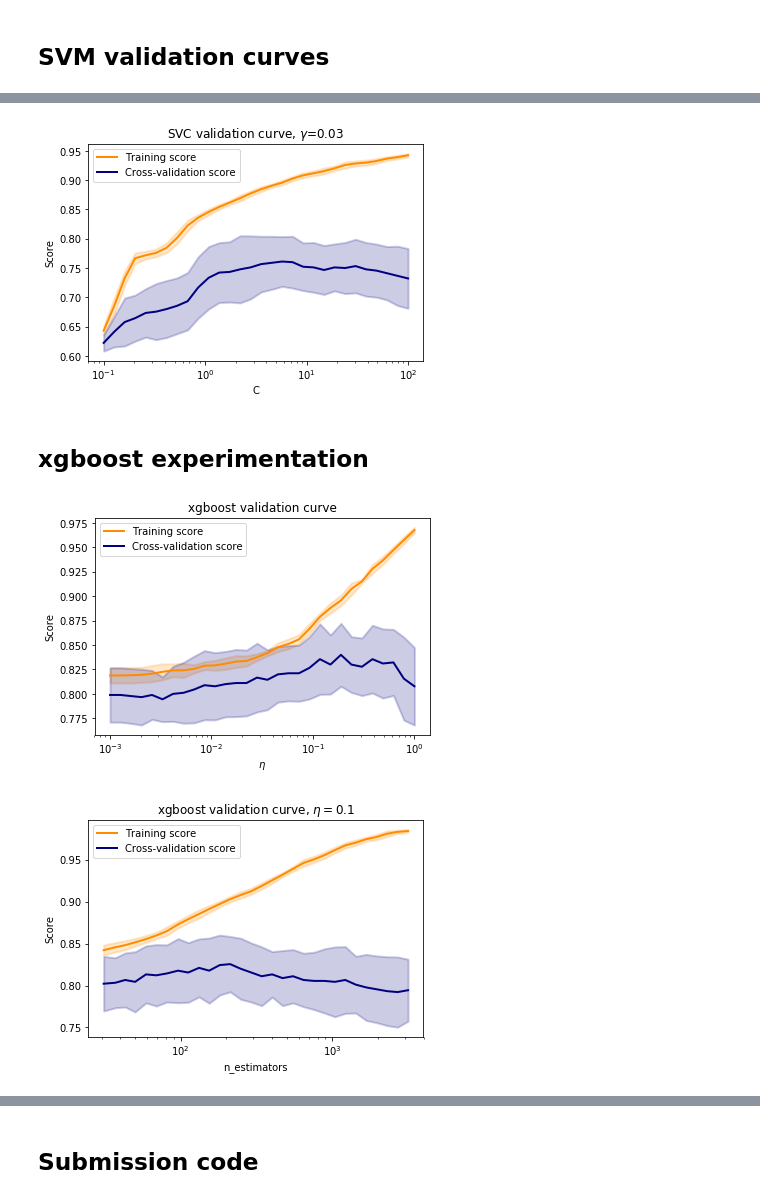
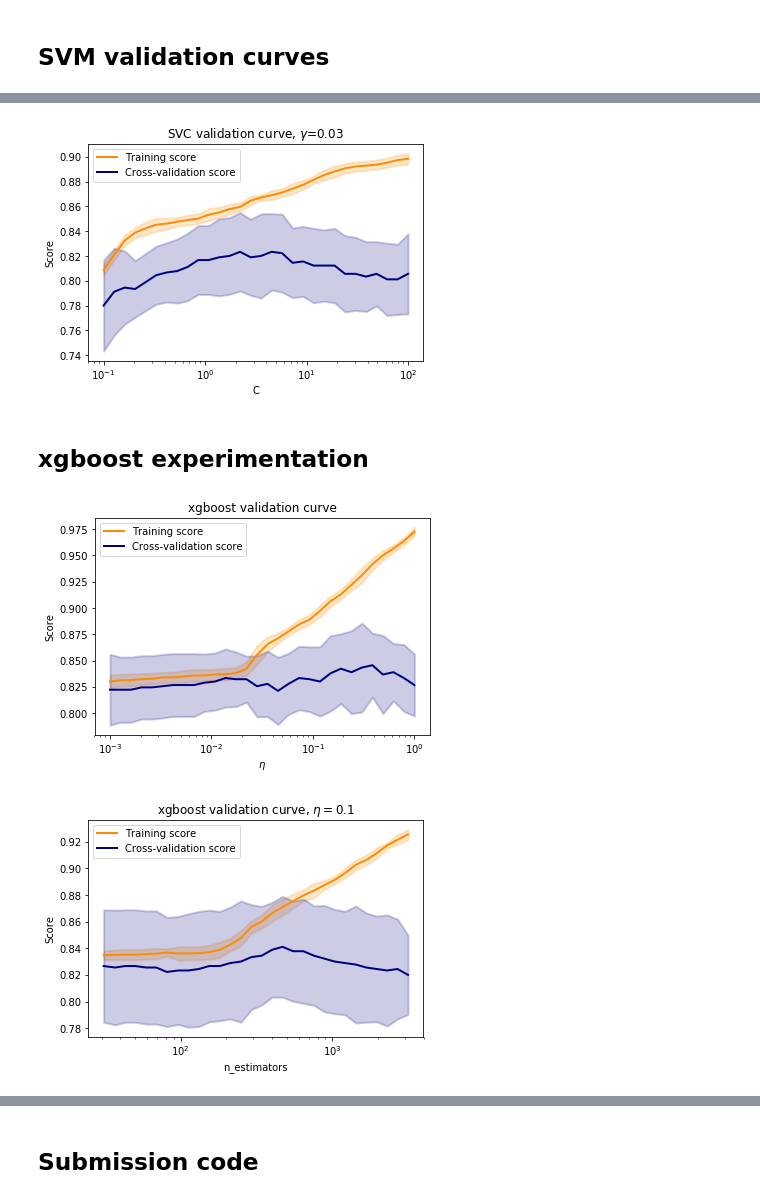
Before and after one commit to Hodapp87/kaggle-titanic, a Jupyter notebook: Scratch for Titanic competition on Kaggle.ipynb, the cells around one changed output, grey strips where cells are left out. Saved outputs shown, nothing was run; the diff lists cells and outputs as text; code cells hidden in the pictures.

```diff
--- a/Scratch for Titanic competition on Kaggle.ipynb
+++ b/Scratch for Titanic competition on Kaggle.ipynb
@@ -61,10 +62,18 @@ def getprefix(name):
     prefix = [pt[:-1] for pt in name.split(" ") if pt.endswith(".")][0]
     return equiv.get(prefix, prefix)
 
+def cabin_num(s):
+    parts = s.split(" ")
+    if parts[0] and len(parts[0]) > 1:
+        return int(parts[0][1:])
+    else:
+        return 0
+
 def xform_input(df):
     # One-hot encode categorical Embarked column
     # Turn column "Sex" to a number - 0 for male, 1 for female
     # (it has only these two categories, all non-null)
+    # Extract number from Cabin (pick first if many)
     # Extract first letter of Cabin and one-hot encode
     # Extract title (Mr, Mrs, Mme, Captain, etc.) from Title, one-hot encode
     onehot_emb = pandas.get_dummies(df.Embarked, "Embarked")
@@ -75,6 +84,7 @@ def xform_input(df):
     return df.assign(Sex = numpy.where(df.Sex == "male", 0, 1)) \
              .assign(FarePer = df2.Fare / df2.Count) \
              .assign(Alone = ((df2.SibSp + df2.Parch) == 0)) \
+             .assign(CabinNum = df.Cabin.fillna("").apply(cabin_num)) \
              .drop("Embarked", axis=1) \
              .drop("Cabin", axis=1) \
              .join(onehot_cabin) \
@@ -98,27 +108,28 @@ train_raw.head(5)
 train = xform_input(train_raw)
 
 # Select columns ('prefix_cols' grabs entire group by prefix):
-prefix_cols = ["Title"] #"Embarked", "Cabin"]
+prefix_cols = ["Title", "Embarked", "Cabin"]
 def matches_prefix(col):
     for p in prefix_cols:
-        if col.startswith(p): return True
+        if col.startswith(p + "_"): return True
     return False
-cols = ["Sex", "Age", "Fare", "SibSp", "Parch", "Cabin_N", "Embarked_C"] + \
-    [i for i in train.columns if matches_prefix(i)]
+cols = ["Sex", "Age", "Fare", "SibSp", "Parch", "Pclass", "CabinNum"] + \
+    [i for i in train.columns if matches_prefix(i + "_")]
 # ["FarePer", "Count", "Pclass"] \
-train_X = train.loc[:, cols]
-train_Y = train.loc[:, "Survived"]
+train_X = train.loc[:, cols].copy()
+train_Y = train.loc[:, "Survived"].copy()
 
 test = xform_input(test_raw)
 test.loc[:,"Cabin_T"] = 0
-test_X = test.loc[:, cols]
+test_X = test.loc[:, cols].copy()
 # %% [markdown]
 ## Missing data:
 # %%
 # Fare has just one missing value to take care of
 # (for which we just fill in the average):
 fare_avg = (train_X.Fare.sum() + test_X.Fare.sum()) / (train_X.Fare.count() + test_X.Fare.count())
-test_X.Fare.fillna(fare_avg, inplace=True)
+# fillna(..., inplace=True) isn't working:
+test_X.loc[:,"Fare"] = test_X.Fare.fillna(fare_avg)
 
 # Age has a lot more; split apart the missing Age rows
 # from both training & test:
@@ -172,3 +208,7 @@ test_X.loc[mask_test, "Age"]   = rfr.predict(test_age_null)
+# %%
+ss = sklearn.preprocessing.StandardScaler().fit(train_X)
+train_X.iloc[:,:] = ss.transform(train_X)
+test_X.iloc[:,:] = ss.transform(test_X)
 # %% [markdown]
 ## Transformed data:
 # %%
@@ -405,7 +447,7 @@ plt.title("SVC validation curve, $\gamma$=0.03")
 plt.xlabel("C")
 plot_validation(train_scores, valid_scores, rng)
 # %% [output]
-[figure, old version]
+[figure, new version]
 # %% [markdown]
 ## xgboost experimentation
 # %%
@@ -418,18 +460,18 @@ plt.title("xgboost validation curve")
 plt.xlabel("$\eta$")
 plot_validation(train_scores, valid_scores, rng)
 # %% [output]
-[figure, old version]
+[figure, new version]
 # %%
-xgb = xgboost.sklearn.XGBClassifier(nthread=-1, seed=12345, learning_rate=0.1)
+xgb = xgboost.sklearn.XGBClassifier(nthread=-1, seed=12345, learning_rate=0.01)
 rng = numpy.logspace(1.5, 3.5, 30).astype(numpy.int64)
 train_scores, valid_scores = sklearn.model_selection.validation_curve(
     xgb, train_X, train_Y,
     "n_estimators", rng, cv=sklearn.model_selection.StratifiedShuffleSplit())
 plt.title("xgboost validation curve, $\eta=0.1$")
 plt.xlabel("n_estimators")
 plot_validation(train_scores, valid_scores, rng)
 # %% [output]
-[figure, old version]
+[figure, new version]
 # %%
 xgb = xgboost.sklearn.XGBClassifier(nthread=-1, seed=12345, learning_rate=0.1, n_estimators=200)
 rng = numpy.logspace(-3, 2, 30)
```
Also changed, not shown: parts of 23 cells of this notebook.
